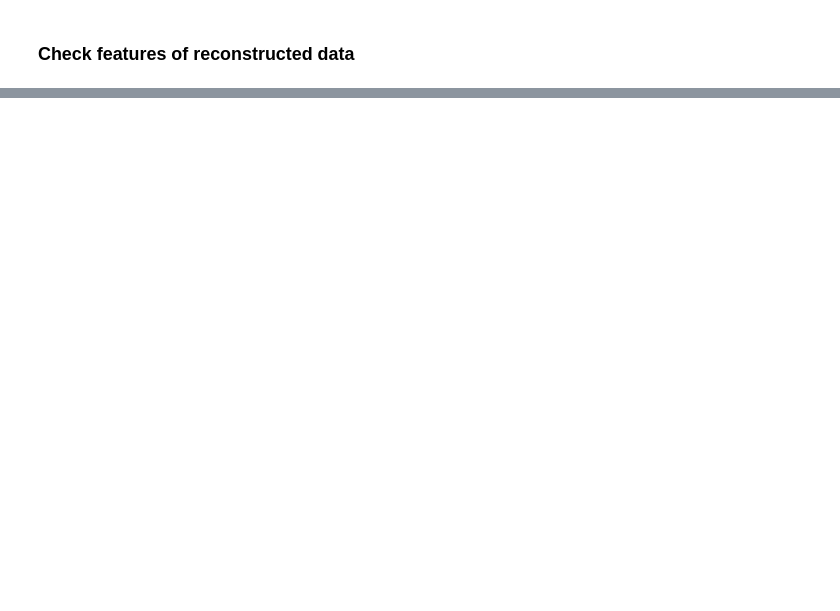
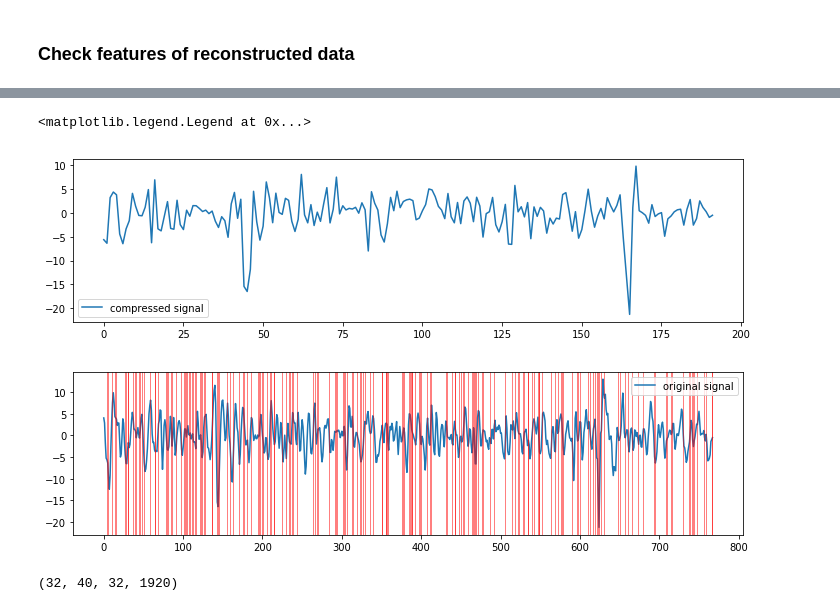
Before and after one commit to rmoughan/Compressive_Sensing_EEG_BMI, a Jupyter notebook: DCT_CompressiveSensing.ipynb, the cells around one changed output, grey strips where cells are left out. Cells and saved outputs as stored; diff of their text form; code cells hidden in the pictures; blank space fills up the shorter version.

```diff
--- a/DCT_CompressiveSensing.ipynb
+++ b/DCT_CompressiveSensing.ipynb
@@ -478,0 +557,15 @@ y_compressed.shape, y_compressed[0,0,:,:].shape
+# %%
+#Need to create a new Phi based on identity matrix
+np.random.seed(3)
+
+ident = np.identity(N)
+possible_indices = np.arange(N)
+indices = np.random.choice(range(N), M, replace=False)
+indices = np.sort(indices)
+
+#create Phi based on selected indices--random rows of identity matrix
+Phi = ident[indices]
+
+size = list(eeg_data.shape[0:4])
+size.append(M)
+y_all = np.zeros(tuple(size))
@@ -478,0 +576,13 @@ y_compressed.shape, y_compressed[0,0,:,:].shape
+# %%
+start1 = datetime.now()
+print('start compressing at '+start1.strftime("%H:%M:%S"))
+
+for ind in range(eeg_data.shape[0]):
+    for vid in range(eeg_data.shape[1]):
+        for sensor in range(eeg_data.shape[2]):
+            for recording in range(eeg_data.shape[3]):
+                x = eeg_data[ind,vid,sensor,recording,:]
+                y_all[ind,vid,sensor,recording] = np.dot(Phi, x)
+
+end1 = datetime.now()
+print('end compressing at '+end1.strftime("%H:%M:%S"))
@@ -478,0 +592,20 @@ y_compressed.shape, y_compressed[0,0,:,:].shape
+# %%
+#visualize this random-sampling version of compression:
+plt.figure(figsize=(12,3))
+plt.plot(y_all[0,0,0,0,:], label='compressed signal')
+plt.legend()
+
+plt.figure(figsize=(12,3))
+plt.plot(eeg_data[0,0,0,0,:], label='original signal')
+for xc in indices: #plot locations of sampling
+    plt.axvline(x=xc, color='red', linewidth=0.5, markersize=3)
+plt.legend()
+# %% [output]
+<matplotlib.legend.Legend at 0x...>
+[figure, added]
+[figure, added]
+# %%
+y_compressed_reshape = np.reshape(y_compressed, (32, 40, 32, 192*10))
+y_compressed_reshape.shape
+# %% [output]
+(32, 40, 32, 1920)
```
Also changed, not shown: parts of 32 cells of this notebook.
